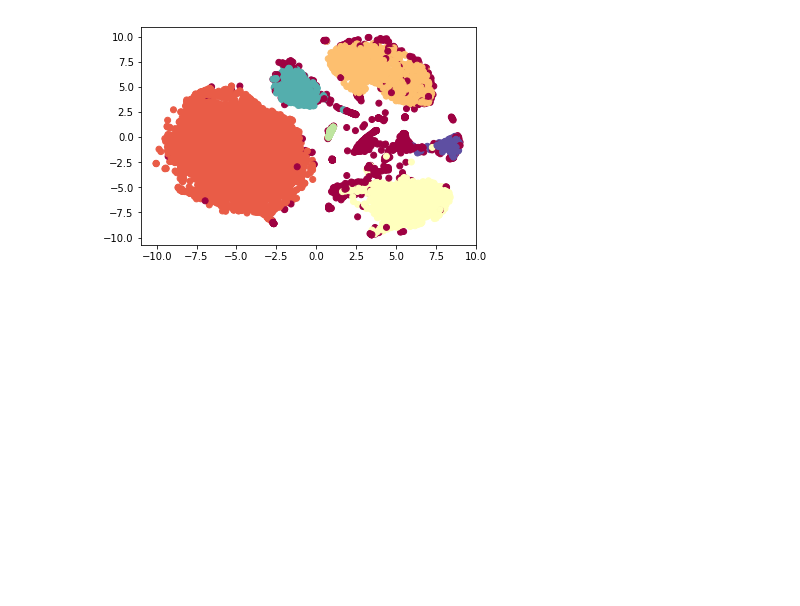
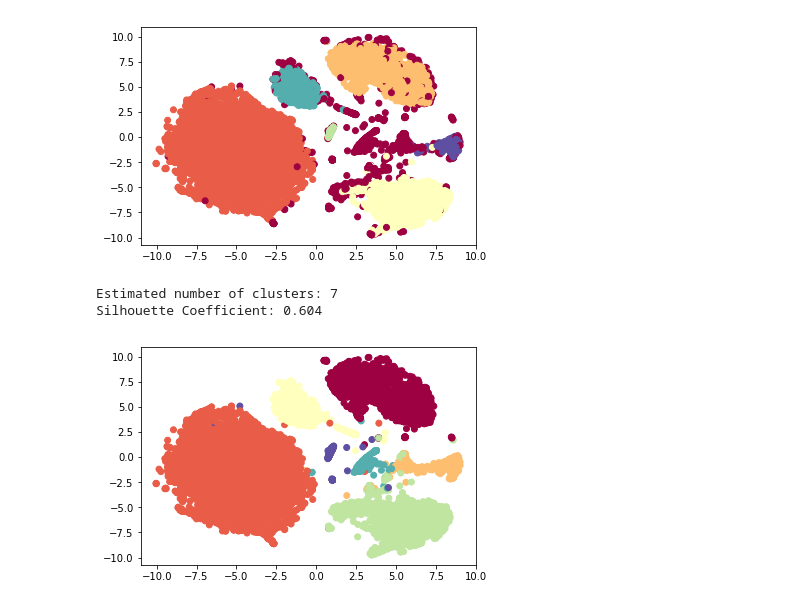
Before and after one commit to statisticalbiotechnology/algbioinfo, a Jupyter notebook: nb/CyTOF.ipynb, the cells around one changed output. Saved outputs shown, nothing was run; the diff lists cells and outputs as text; code cells hidden in the pictures; blank space fills up the shorter version.

```diff
--- a/nb/CyTOF.ipynb
+++ b/nb/CyTOF.ipynb
@@ -191,3 +183,18 @@ plt.scatter(Y[:, 0], Y[:, 1], c=labels, cmap=plt.cm.Spectral)
 plt.show()
 # %% [output]
 [figure]
+# %%
+km = KMeans(n_clusters=7, random_state=10).fit(X)
+labels = km.labels_
+
+print('Estimated number of clusters: %d' % 7)
+print("Silhouette Coefficient: %0.3f"
+      % metrics.silhouette_score(X, labels, metric='sqeuclidean'))
+# %% [output]
+Estimated number of clusters: 7
+Silhouette Coefficient: 0.604
+# %%
+plt.scatter(Y[:, 0], Y[:, 1], c=labels, cmap=plt.cm.Spectral)
+plt.show()
+# %% [output]
+[figure, added]
```
Also changed, not shown: parts of 3 cells of this notebook, 1 other file.
